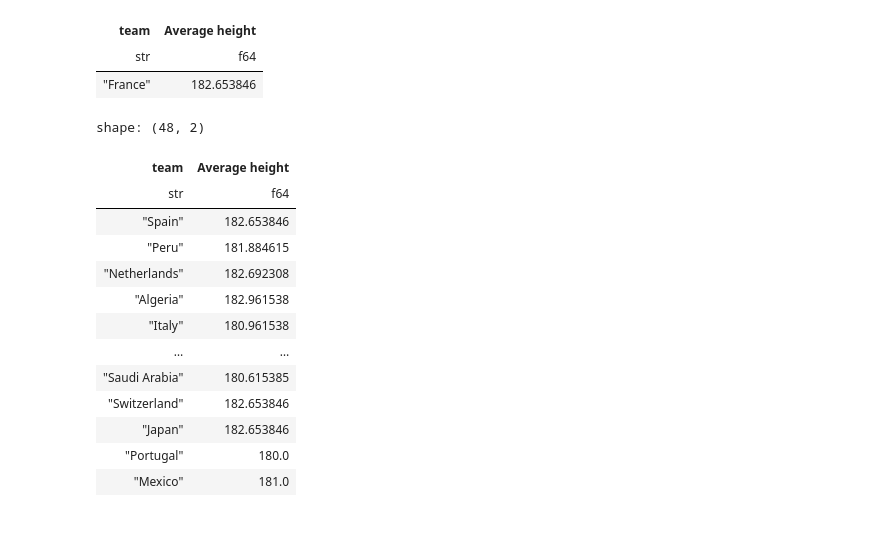
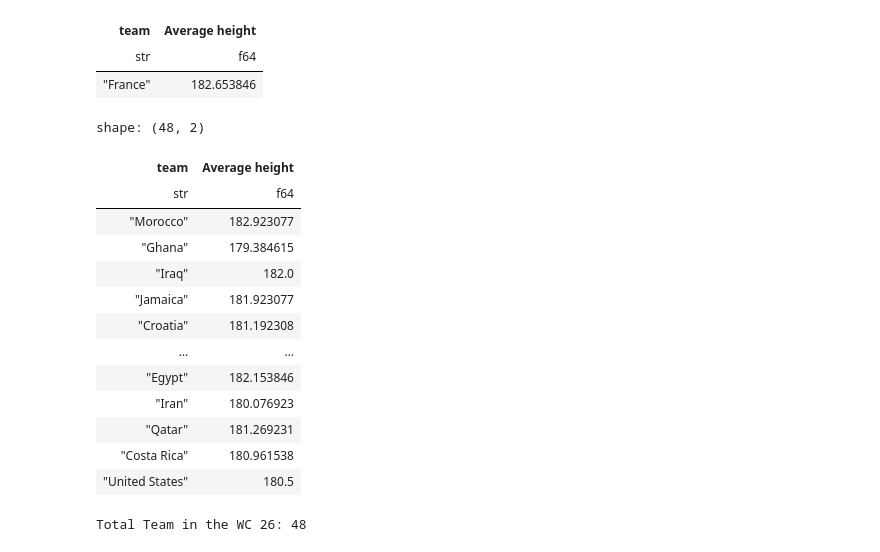
Before and after one commit to iamneek/MachineLearning, a Jupyter notebook: notebooks/experiments/Playing with polars.ipynb, the cells around one changed output. Cells and saved outputs as stored; diff of their text form; code cells hidden in the pictures.

Commit message:
experiment: exploring polars select and filters

```diff
--- a/notebooks/experiments/Playing with polars.ipynb
+++ b/notebooks/experiments/Playing with polars.ipynb
@@ -75,20 +75,25 @@ shape: (1, 2)
 | str | f64 |
 | "France" | 182.653846 |
 # %%
-df_avg_height_france = df.group_by("team").alias("Country).agg(pl.col("height_cm").mean().alias("Average height"))
+df_avg_height_france = df.group_by("team").agg(pl.col("height_cm").mean().alias("Average height"))
 df_avg_height_france
 # %% [output]
 shape: (48, 2)
 | team | Average height |
 | str | f64 |
-| "Spain" | 182.653846 |
-| "Peru" | 181.884615 |
-| "Netherlands" | 182.692308 |
-| "Algeria" | 182.961538 |
-| "Italy" | 180.961538 |
+| "Morocco" | 182.923077 |
+| "Ghana" | 179.384615 |
+| "Iraq" | 182.0 |
+| "Jamaica" | 181.923077 |
+| "Croatia" | 181.192308 |
 | … | … |
-| "Saudi Arabia" | 180.615385 |
-| "Switzerland" | 182.653846 |
-| "Japan" | 182.653846 |
-| "Portugal" | 180.0 |
-| "Mexico" | 181.0 |
+| "Egypt" | 182.153846 |
+| "Iran" | 180.076923 |
+| "Qatar" | 181.269231 |
+| "Costa Rica" | 180.961538 |
+| "United States" | 180.5 |
+# %%
+total_team = df.select(pl.col("team").n_unique())
+print("Total Team in the WC 26:", total_team.item())
+# %% [output]
+Total Team in the WC 26: 48
```
Also changed, not shown: parts of 3 cells of this notebook.
